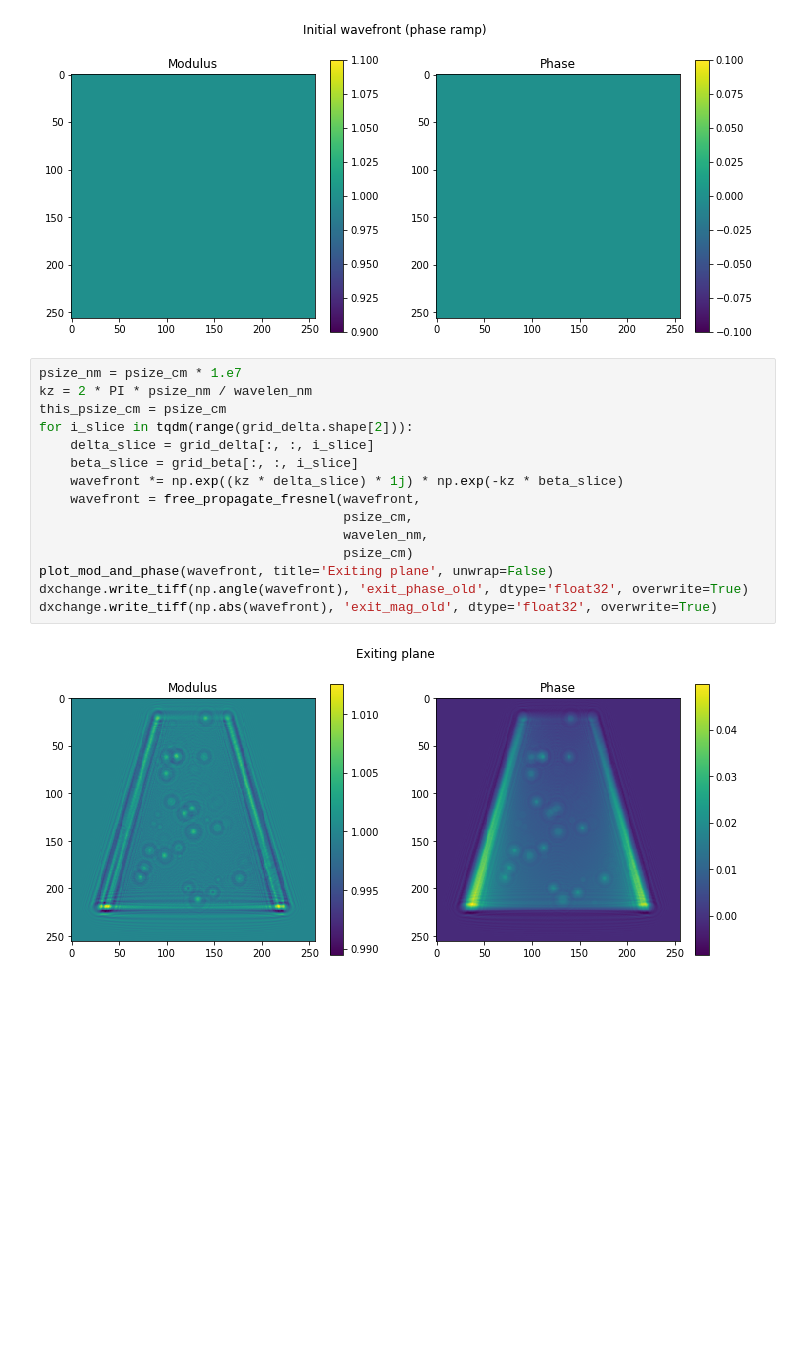
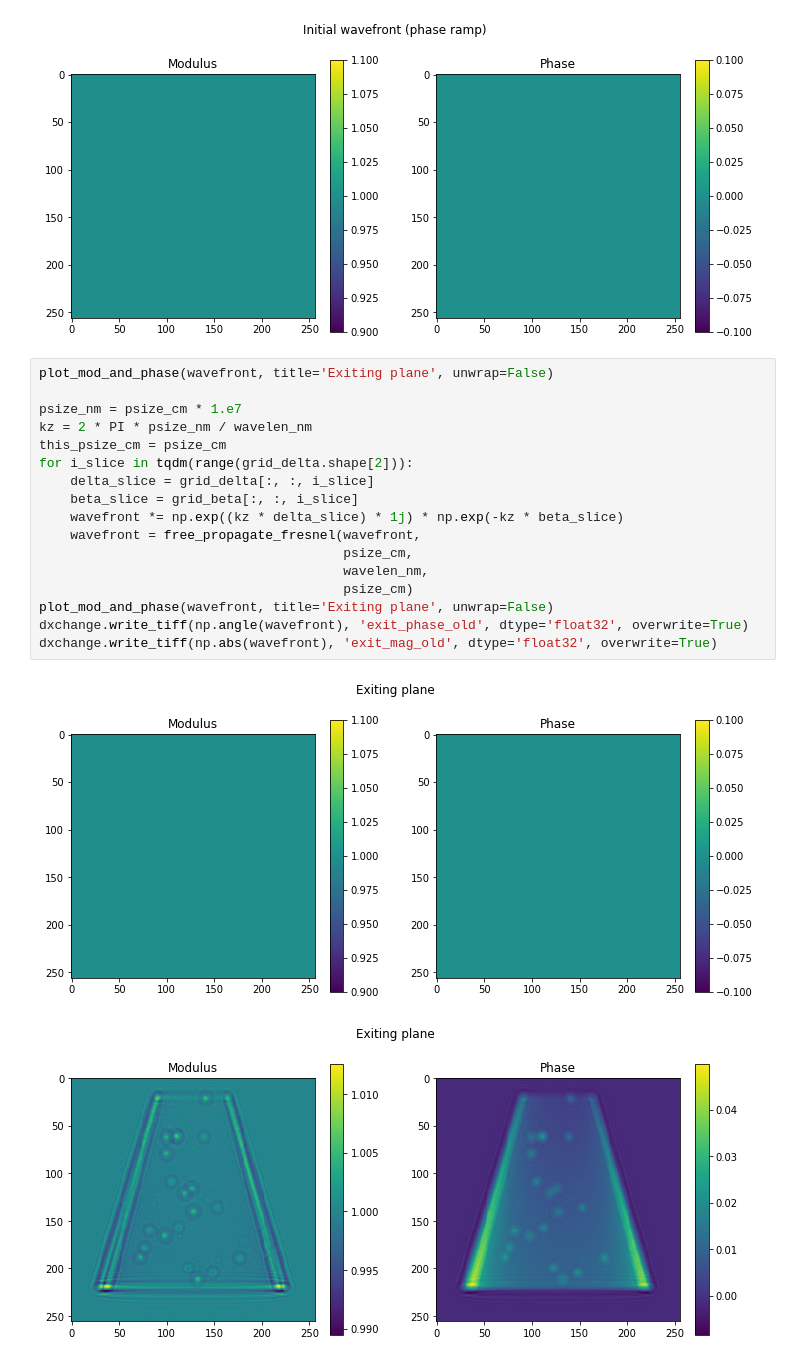
Before and after one commit to mdw771/instructive_ipython_notebooks, a Jupyter notebook: Fourier_scaling_theorem.ipynb, the cells around one changed output. Saved outputs shown, nothing was run; the diff lists cells and outputs as text; blank space fills up the shorter version.

```diff
--- a/Fourier_scaling_theorem.ipynb
+++ b/Fourier_scaling_theorem.ipynb
@@ -195,19 +196,22 @@ plot_mod_and_phase(wavefront, title='Initial wavefront (phase ramp)', unwrap=Fal
 # %% [output]
 [figure]
 # %%
+plot_mod_and_phase(wavefront, title='Exiting plane', unwrap=False)
+
 psize_nm = psize_cm * 1.e7
 kz = 2 * PI * psize_nm / wavelen_nm
 this_psize_cm = psize_cm
 for i_slice in tqdm(range(grid_delta.shape[2])):
     delta_slice = grid_delta[:, :, i_slice]
     beta_slice = grid_beta[:, :, i_slice]
     wavefront *= np.exp((kz * delta_slice) * 1j) * np.exp(-kz * beta_slice)
     wavefront = free_propagate_fresnel(wavefront,
                                        psize_cm,
                                        wavelen_nm,
                                        psize_cm)
 plot_mod_and_phase(wavefront, title='Exiting plane', unwrap=False)
 dxchange.write_tiff(np.angle(wavefront), 'exit_phase_old', dtype='float32', overwrite=True)
 dxchange.write_tiff(np.abs(wavefront), 'exit_mag_old', dtype='float32', overwrite=True)
 # %% [output]
-[figure, old version]
+[figure, new version]
+[figure, added]
```
Also changed, not shown: parts of 1 cell of this notebook, 1 other file.
